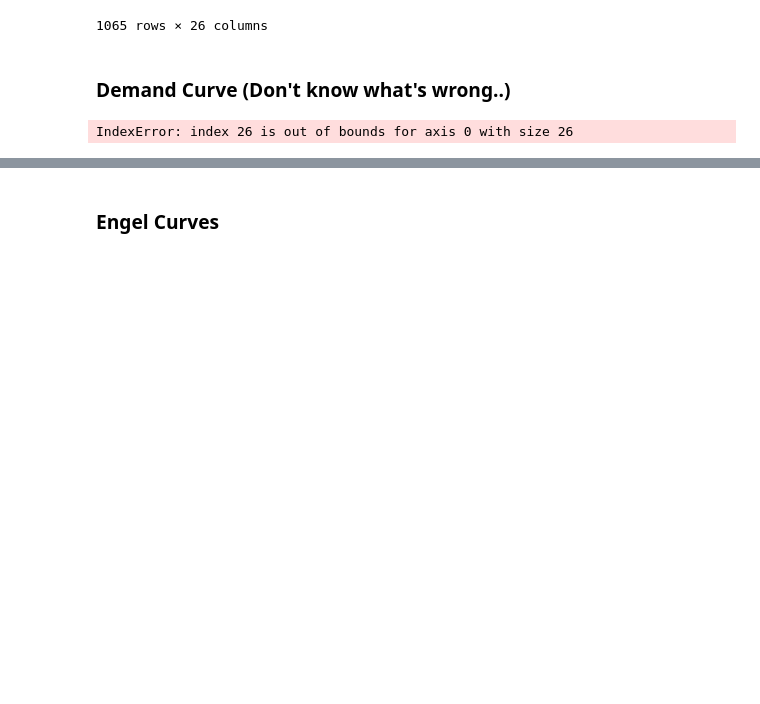
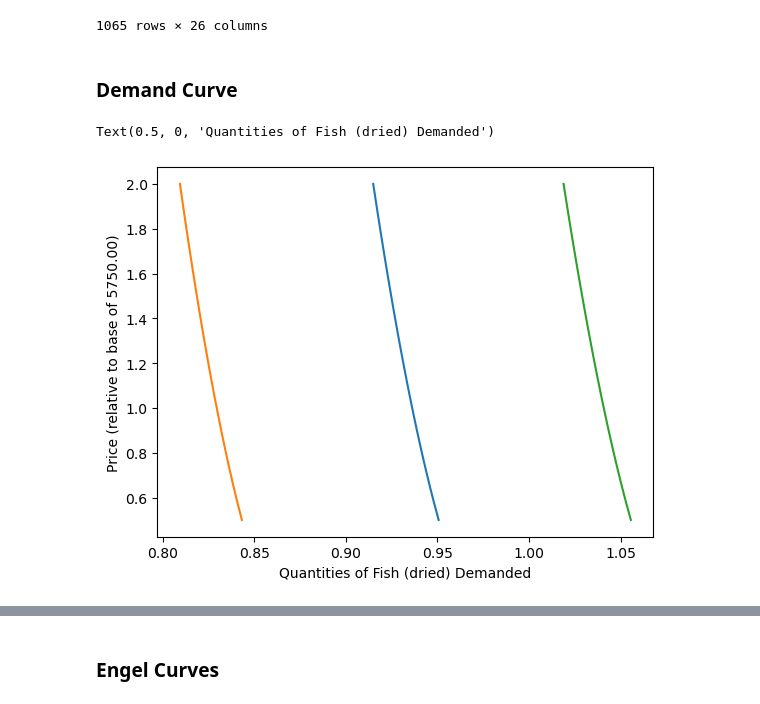
Before and after one commit to malenabuffagni/DavidZilberman, a Jupyter notebook: Basic Estimates/01Basic Estimate.ipynb, the cells around one changed output, grey strips where cells are left out. Drawn from its saved outputs; the diff is of its cells as text; code cells hidden in the pictures; blank space fills up the shorter version.

```diff
--- a/Basic Estimates/01Basic Estimate.ipynb
+++ b/Basic Estimates/01Basic Estimate.ipynb
@@ -313,16 +313,17 @@ qhat
 | 0858-001-002 | 2019-20 | Dar Es Salaam | 1.401154 | 4.484546 | 3.525008 | 7.874972 | 1.455694 | 4.464453 | ... |
 1065 rows × 26 columns
 # %% [markdown]
-### Demand Curve (Don't know what's wrong..)
+### Demand Curve
 # %%
-use = 'Beef'  # Good we want demand curve for
+use = 'Fish (dried)'  # Good we want demand curve for
 
 scale = np.linspace(.5,2,20)
 plt.plot([result.demands(xref,my_prices(pbar[use]*s,pbar))[use] for s in scale],scale)
 plt.plot([result.demands(xbar.quantile(0.25),my_prices(pbar[use]*s,pbar))[use] for s in scale],scale)
 plt.plot([result.demands(xbar.quantile(0.75),my_prices(pbar[use]*s,pbar))[use] for s in scale],scale)
 
 plt.ylabel(f"Price (relative to base of {pbar[use]:.2f})")
 plt.xlabel(f"Quantities of {use} Demanded")
 # %% [output]
-IndexError: index 26 is out of bounds for axis 0 with size 26
+Text(0.5, 0, 'Quantities of Fish (dried) Demanded')
+[figure, added]
```
Also changed, not shown: parts of 10 cells of this notebook.
